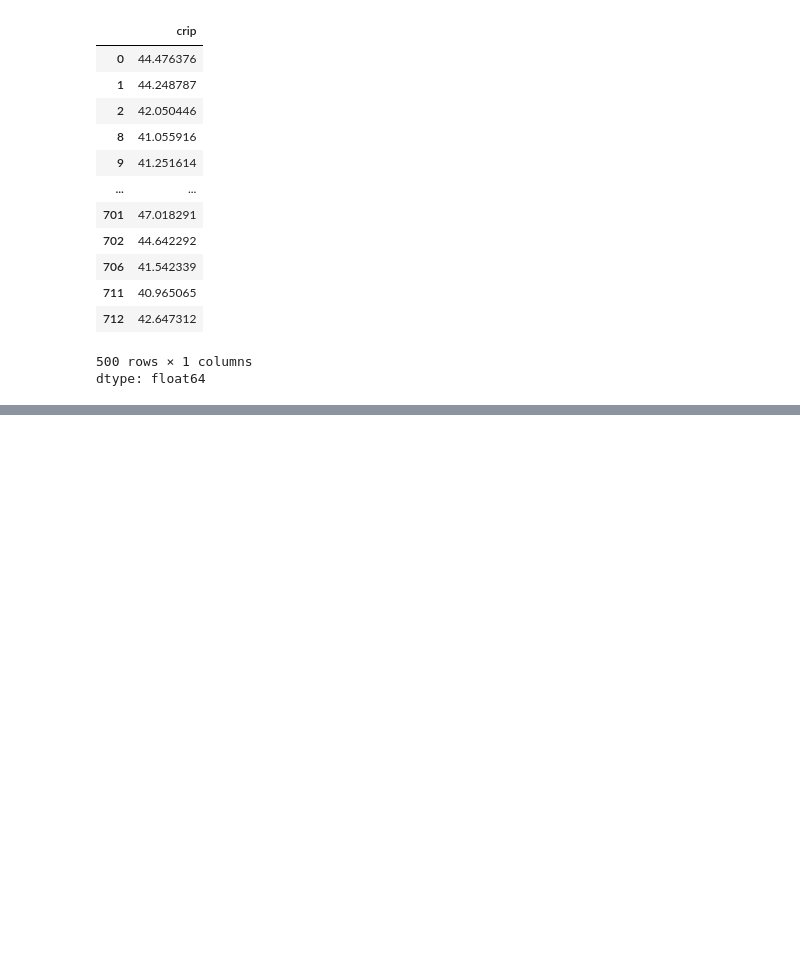
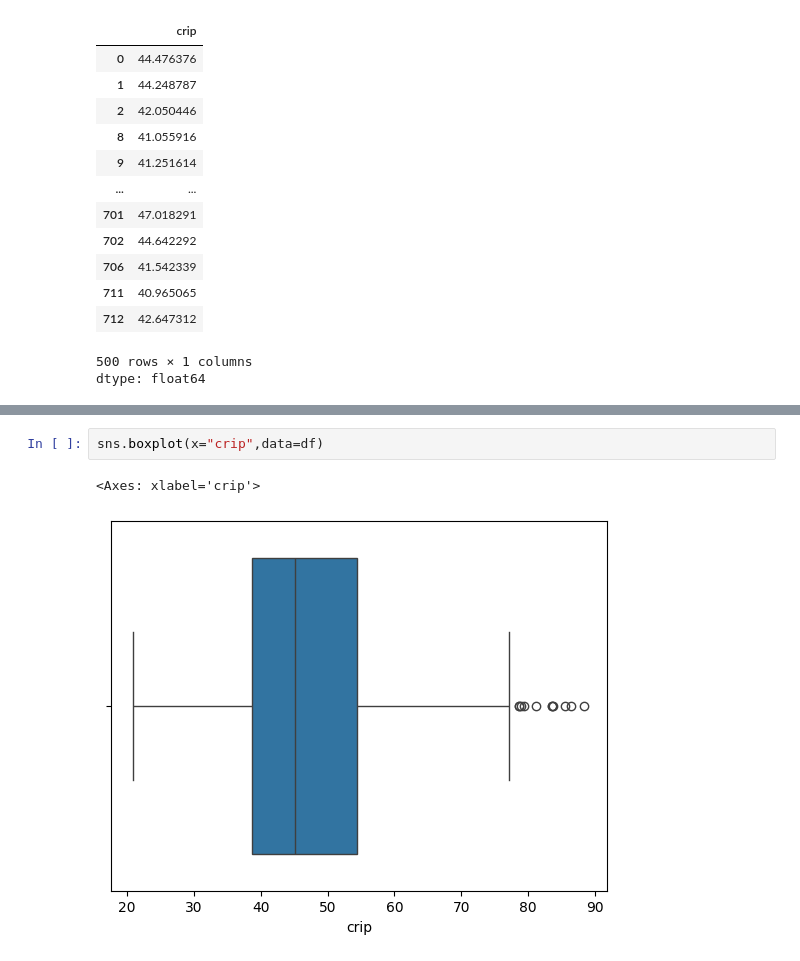
Before and after one commit to midhun2708/EDA-Th, a Jupyter notebook: 21BDS0063.ipynb, the cells around one changed output, grey strips where cells are left out. Saved outputs shown, nothing was run; the diff lists cells and outputs as text; blank space fills up the shorter version.

```diff
--- a/21BDS0063.ipynb
+++ b/21BDS0063.ipynb
@@ -527,0 +548,5 @@ df[np.abs(newcrip) > 80]
+# %%
+sns.boxplot(x="crip",data=df)
+# %% [output]
+<Axes: xlabel='crip'>
+[figure, added]
```
Also changed, not shown: parts of 8 cells of this notebook.
